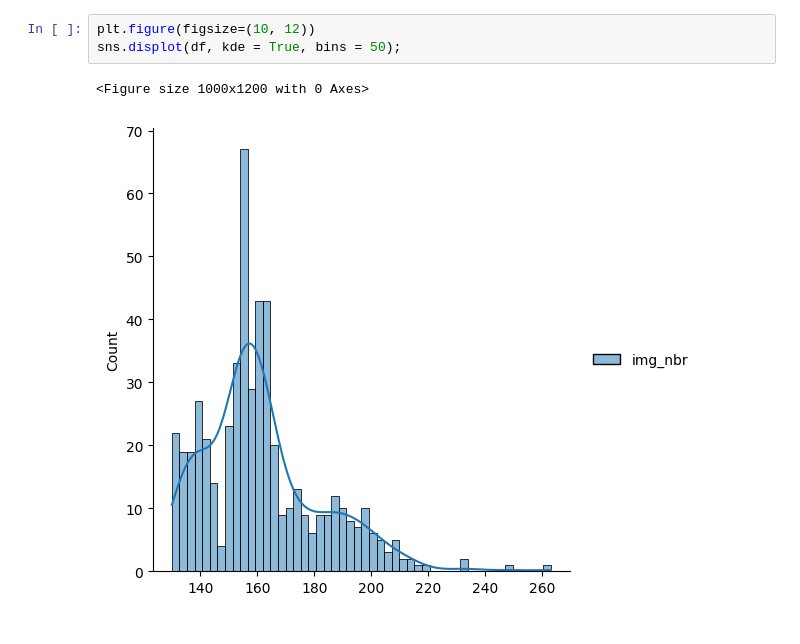
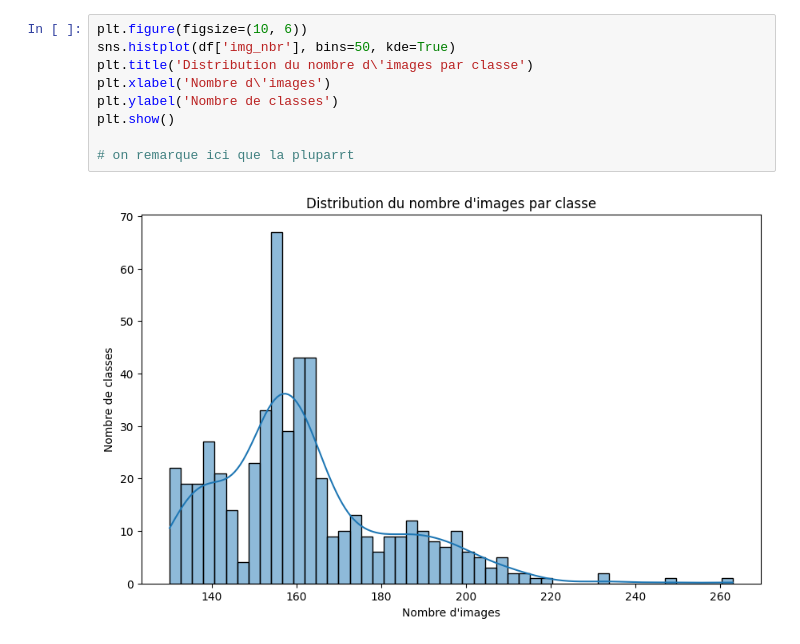
Before and after one commit to SheepDice/ProjectB, a Jupyter notebook: analyse_distribution.ipynb, the cells around one changed output. Drawn from its saved outputs; the diff is of its cells as text.

```diff
--- a/analyse_distribution.ipynb
+++ b/analyse_distribution.ipynb
@@ -50,6 +61,11 @@ plt.xticks([]);
-# %%
-plt.figure(figsize=(10, 12))
-sns.displot(df, kde = True, bins = 50);
-# %% [output]
-<Figure size 1000x1200 with 0 Axes>
-[figure, removed]
+# %%
+plt.figure(figsize=(10, 6))
+sns.histplot(df['img_nbr'], bins=50, kde=True)
+plt.title('Distribution du nombre d\'images par classe')
+plt.xlabel('Nombre d\'images')
+plt.ylabel('Nombre de classes')
+plt.show()
+
+# on remarque ici que la pluparrt
+# %% [output]
+[figure, added]
```
Also changed, not shown: parts of 4 cells of this notebook.
